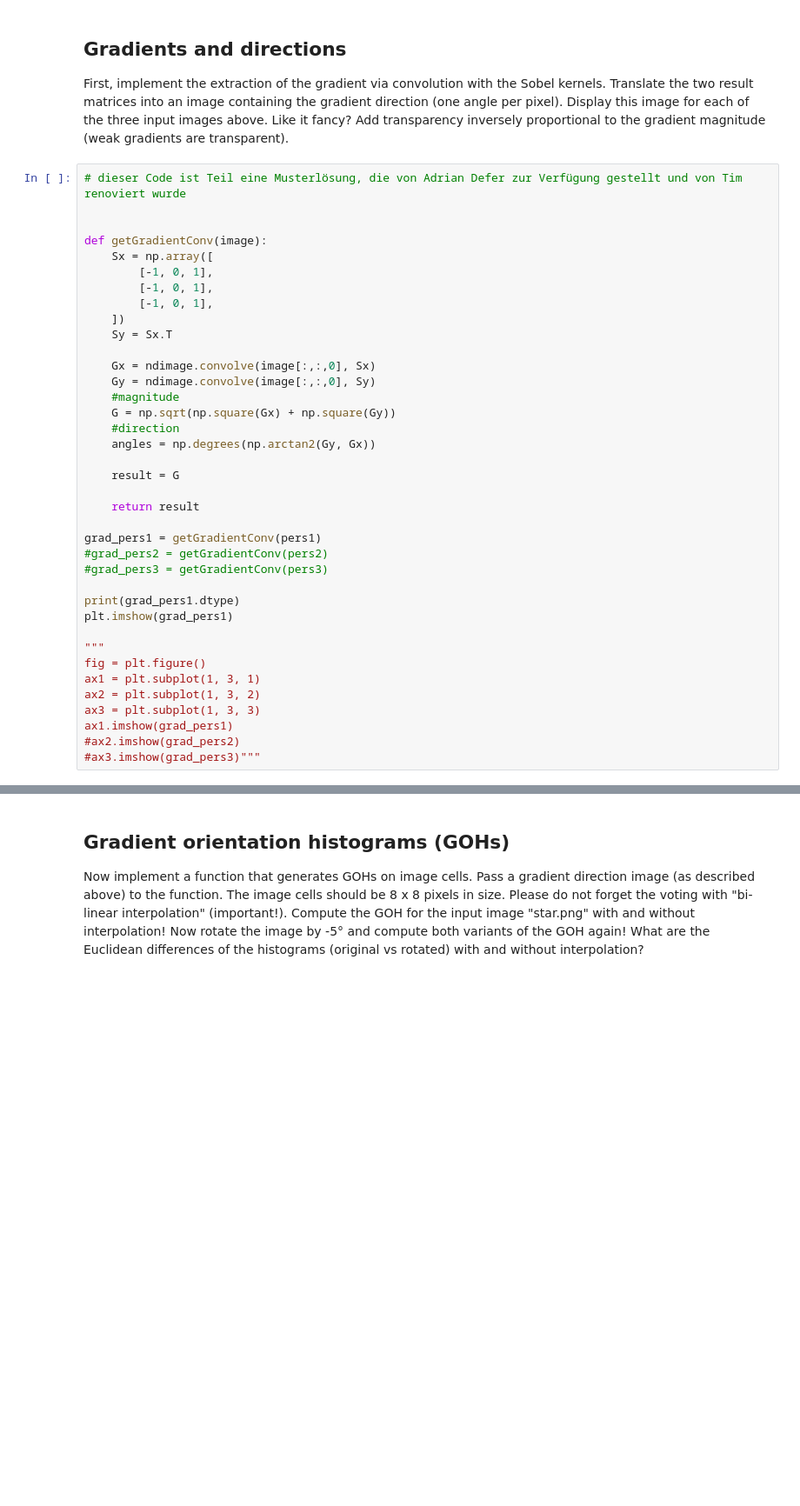
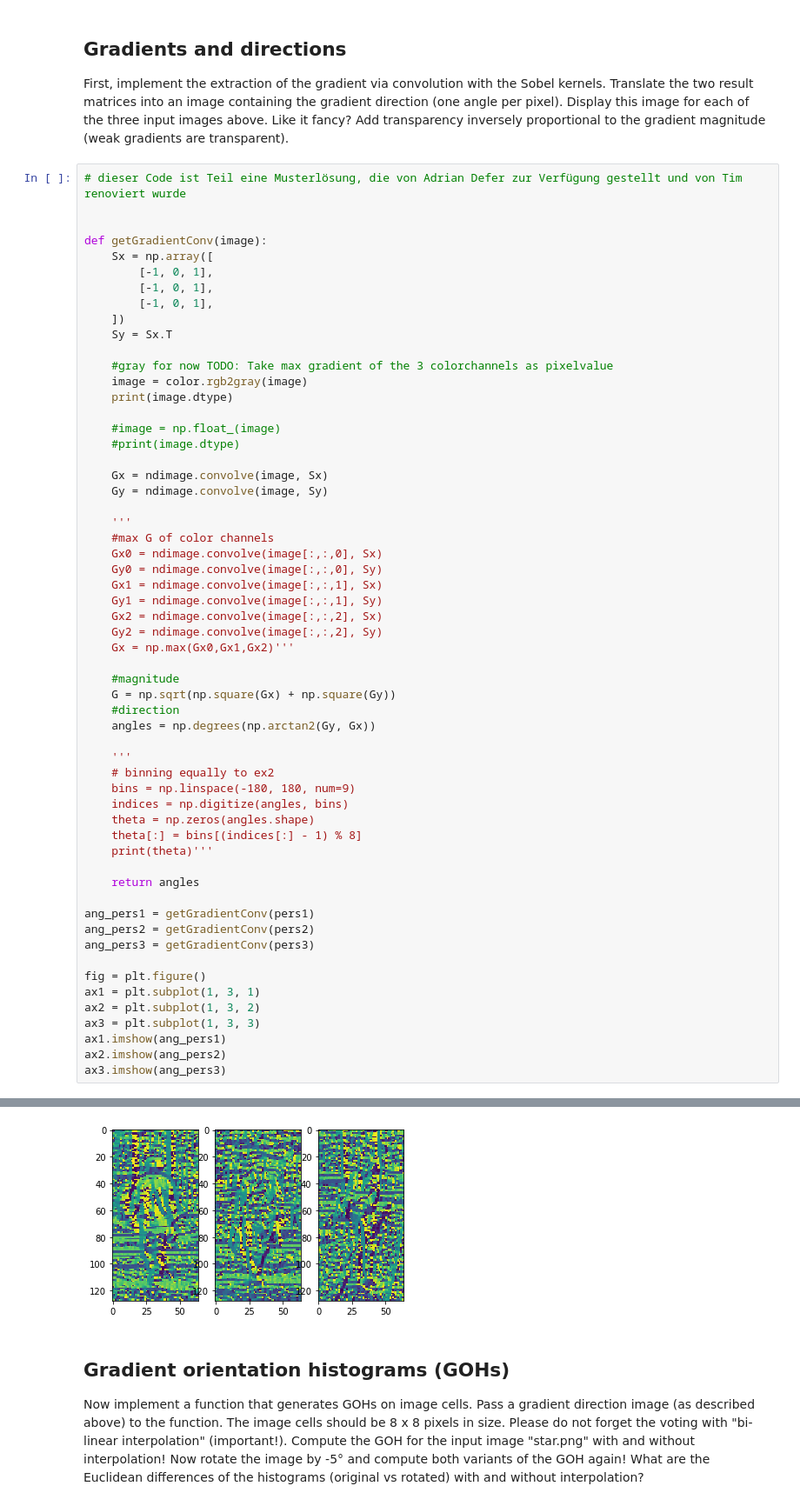
Before and after one commit to jneuendorf/cv1920_assignments, a Jupyter notebook: 03b_HOG.ipynb, the cells around one changed output, grey strips where cells are left out. Shown at 87% size. Cells and saved outputs as stored; diff of their text form; blank space fills up the shorter version.

```diff
--- a/03b_HOG.ipynb
+++ b/03b_HOG.ipynb
@@ -44,30 +44,50 @@ def getGradientConv(image):
     ])
     Sy = Sx.T
 
-    Gx = ndimage.convolve(image[:,:,0], Sx)
-    Gy = ndimage.convolve(image[:,:,0], Sy)
+    #gray for now TODO: Take max gradient of the 3 colorchannels as pixelvalue
+    image = color.rgb2gray(image)
+    print(image.dtype)
+
+    #image = np.float_(image)
+    #print(image.dtype)
+
+    Gx = ndimage.convolve(image, Sx)
+    Gy = ndimage.convolve(image, Sy)
+
+    '''
+    #max G of color channels
+    Gx0 = ndimage.convolve(image[:,:,0], Sx)
+    Gy0 = ndimage.convolve(image[:,:,0], Sy)
+    Gx1 = ndimage.convolve(image[:,:,1], Sx)
+    Gy1 = ndimage.convolve(image[:,:,1], Sy)
+    Gx2 = ndimage.convolve(image[:,:,2], Sx)
+    Gy2 = ndimage.convolve(image[:,:,2], Sy)
+    Gx = np.max(Gx0,Gx1,Gx2)'''
+
     #magnitude
     G = np.sqrt(np.square(Gx) + np.square(Gy))
     #direction
     angles = np.degrees(np.arctan2(Gy, Gx))
 
-    result = G
+    '''
+    # binning equally to ex2
+    bins = np.linspace(-180, 180, num=9)
+    indices = np.digitize(angles, bins)
+    theta = np.zeros(angles.shape)
+    theta[:] = bins[(indices[:] - 1) % 8]
+    print(theta)'''
 
-    return result
+    return angles
 
-grad_pers1 = getGradientConv(pers1)
-#grad_pers2 = getGradientConv(pers2)
-#grad_pers3 = getGradientConv(pers3)
+ang_pers1 = getGradientConv(pers1)
+ang_pers2 = getGradientConv(pers2)
+ang_pers3 = getGradientConv(pers3)
 
-print(grad_pers1.dtype)
-plt.imshow(grad_pers1)
-
-"""
 fig = plt.figure()
 ax1 = plt.subplot(1, 3, 1)
 ax2 = plt.subplot(1, 3, 2)
 ax3 = plt.subplot(1, 3, 3)
-ax1.imshow(grad_pers1)
-#ax2.imshow(grad_pers2)
-#ax3.imshow(grad_pers3)"""
+ax1.imshow(ang_pers1)
+ax2.imshow(ang_pers2)
+ax3.imshow(ang_pers3)
 # %% [output]
@@ -80,3 +98,4 @@ ValueError: Unsupported dtype
+[figure, added]
 # %% [markdown]
 ## Gradient orientation histograms (GOHs)
 Now implement a function that generates GOHs on image cells. Pass a gradient direction image (as described above) to the function. The image cells should be 8 x 8 pixels in size. Please do not forget the voting with "bi-linear interpolation" (important!). Compute the GOH for the input image "star.png" with and without interpolation! Now rotate the image by -5° and compute both variants of the GOH again! What are the Euclidean differences of the histograms (original vs rotated) with and without interpolation?
```
Also changed, not shown: parts of 4 cells of this notebook.
